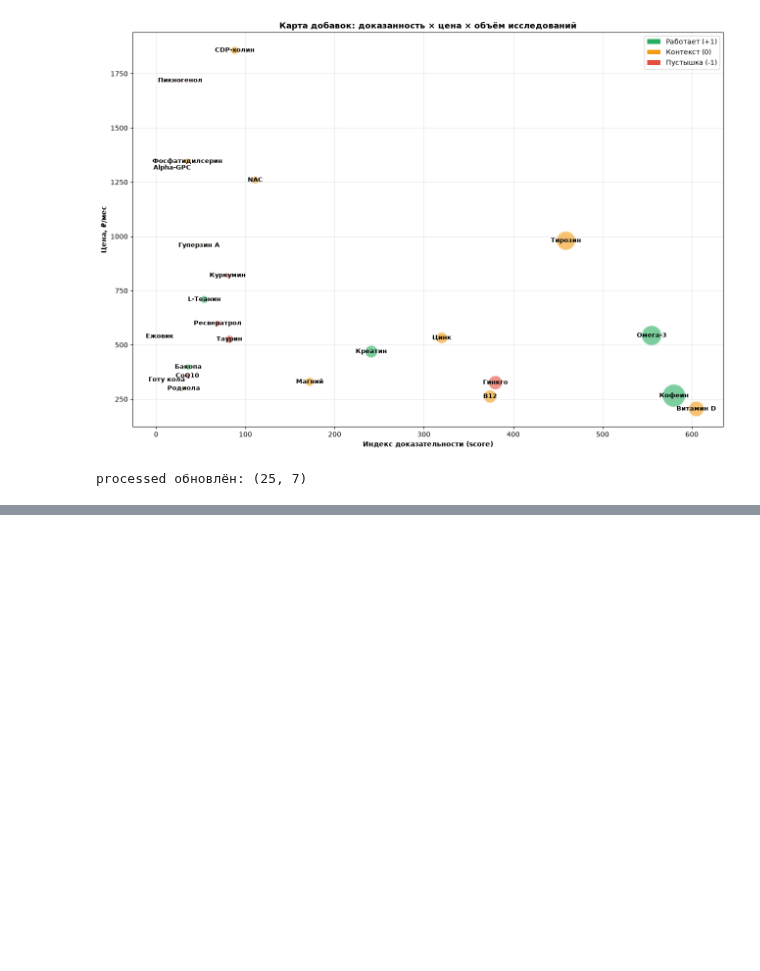
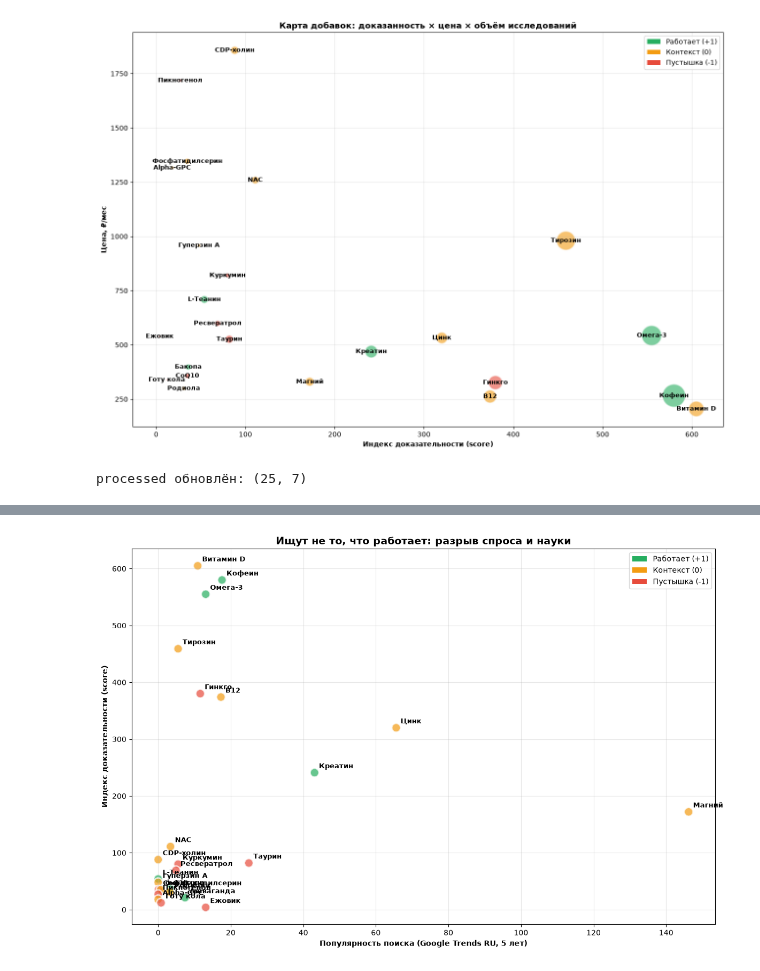
Before and after one commit to DeadSno/brain-25-evidence, a Jupyter notebook: notebooks/02_analysis.ipynb, the cells around one changed output, grey strips where cells are left out. Cells and saved outputs as stored; diff of their text form; code cells hidden in the pictures; blank space fills up the shorter version.

```diff
--- a/notebooks/02_analysis.ipynb
+++ b/notebooks/02_analysis.ipynb
@@ -50,0 +146,30 @@ processed обновлён: (25, 7)
+# %%
+import matplotlib.pyplot as plt
+REP = Path("..") / "reports"
+
+df = pd.read_csv(Path("..") / "data" / "processed" / "evidence_scored.csv")
+df = df.drop(columns=["trends_5y"], errors="ignore")
+df["trends_5y"] = df["добавка"].map(trends)
+df.to_csv(Path("..") / "data" / "processed" / "evidence_scored.csv",
+          index=False, encoding="utf-8-sig")
+
+fig, ax = plt.subplots(figsize=(12, 8))
+colors = {1: "#27ae60", 0: "#f39c12", -1: "#e74c3c"}
+ax.scatter(df["trends_5y"], df["score"], s=140,
+           c=df["вердикт"].map(colors), alpha=0.7, edgecolors="white", linewidth=2)
+for _, r in df.iterrows():
+    ax.annotate(r["добавка"], (r["trends_5y"], r["score"]),
+                fontsize=9, xytext=(6, 6), textcoords="offset points", fontweight="bold")
+ax.set_xlabel("Популярность поиска (Google Trends RU, 5 лет)", fontweight="bold")
+ax.set_ylabel("Индекс доказательности (score)", fontweight="bold")
+ax.set_title("Ищут не то, что работает: разрыв спроса и науки", fontweight="bold", fontsize=14)
+from matplotlib.patches import Patch
+ax.legend(handles=[Patch(facecolor="#27ae60", label="Работает (+1)"),
+                   Patch(facecolor="#f39c12", label="Контекст (0)"),
+                   Patch(facecolor="#e74c3c", label="Пустышка (-1)")], loc="upper right")
+ax.grid(alpha=0.3)
+plt.tight_layout()
+plt.savefig(REP / "trends_vs_evidence.png", dpi=150, bbox_inches="tight")
+plt.show()
+# %% [output]
+[figure, added]
```
Also changed, not shown: parts of 5 cells of this notebook, 8 other files.
